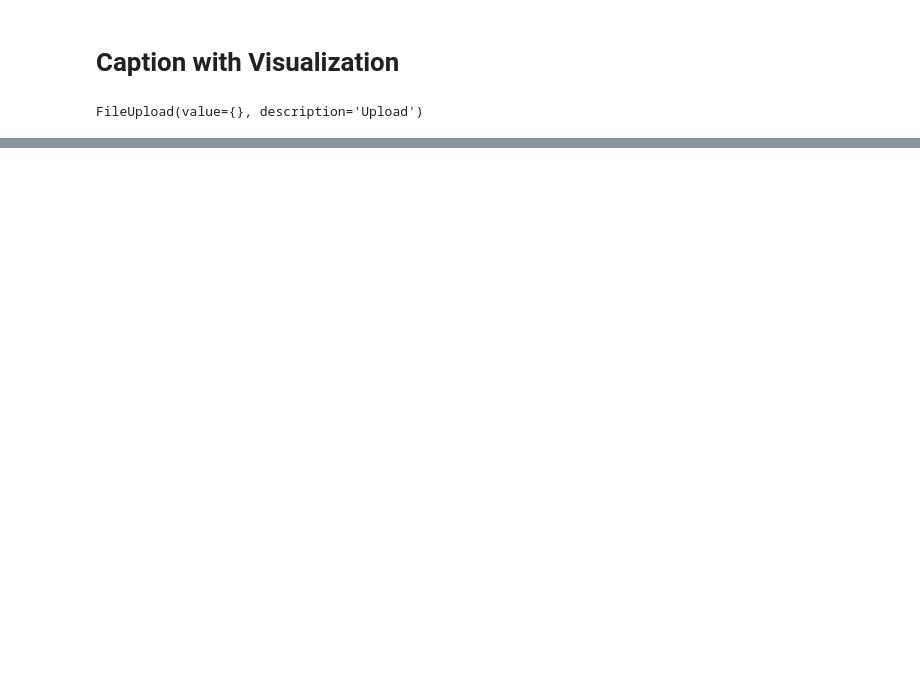
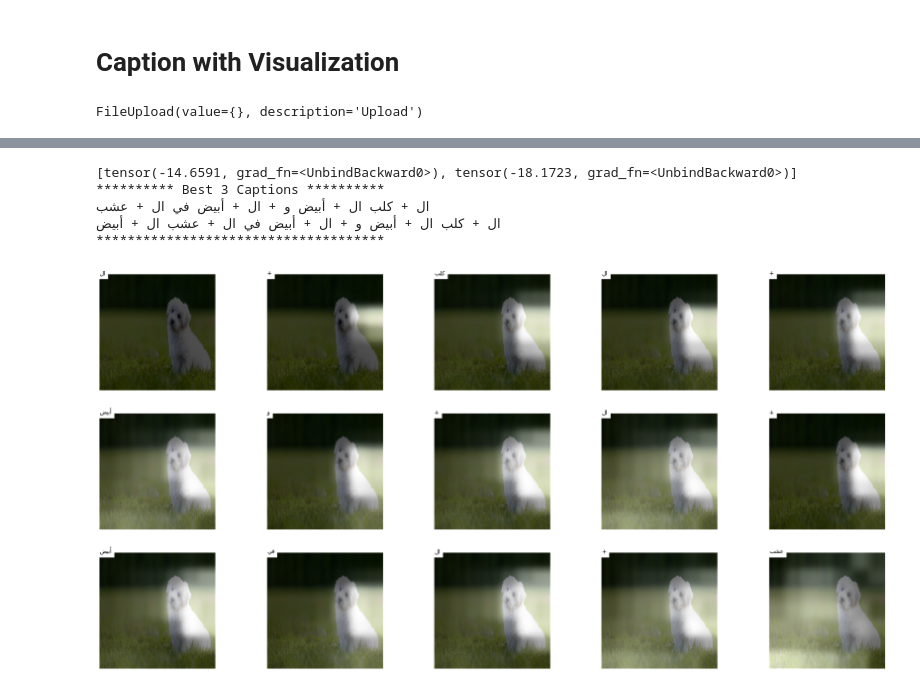
Before and after one commit to moaaztaha/Arabic-Image-Captioning-Demo, a Jupyter notebook: Demo_notebook.ipynb, the cells around one changed output, grey strips where cells are left out. Cells and saved outputs as stored; diff of their text form; code cells hidden in the pictures; blank space fills up the shorter version.

```diff
--- a/Demo_notebook.ipynb
+++ b/Demo_notebook.ipynb
@@ -95,0 +131,17 @@ if len(upload.data):
+# %%
+if len(upload.data):
+  alphas, seq, all_caps = caption_image_viz(upload, old=old)
+  print("********** Best 3 Captions **********")
+  for c in all_caps:
+    print(c)
+  print("*************************************")
+  visualize_att(seq, alphas, old=old)
+else:
+  print("Upload an image !!")
+# %% [output]
+[tensor(-14.6591, grad_fn=<UnbindBackward0>), tensor(-18.1723, grad_fn=<UnbindBackward0>)]
+********** Best 3 Captions **********
+ال + كلب ال + أبيض و + ال + أبيض في ال + عشب
+ال + كلب ال + أبيض و + ال + أبيض في ال + عشب ال + أبيض
+*************************************
+[figure, added]
```
Also changed, not shown: parts of 13 cells of this notebook.
